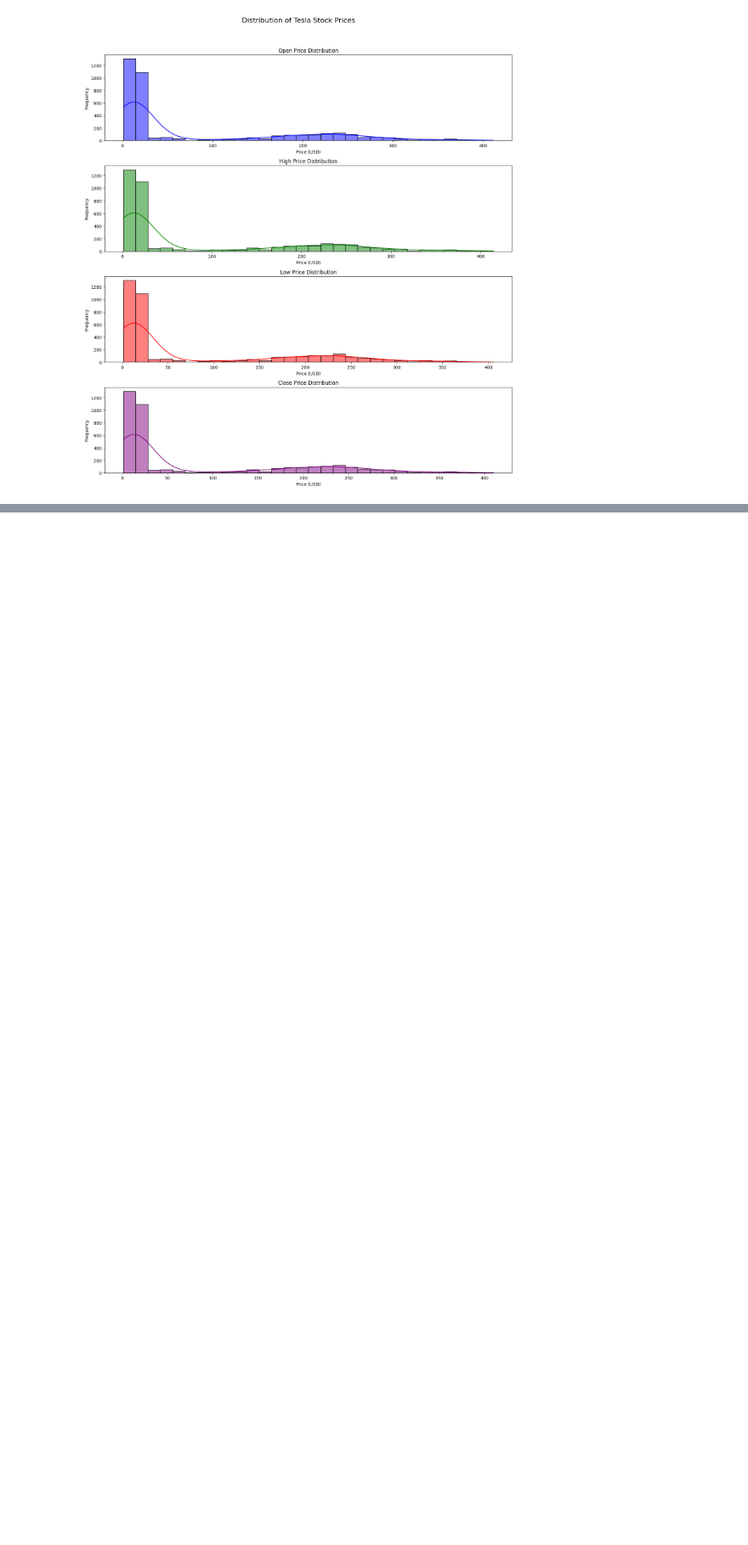
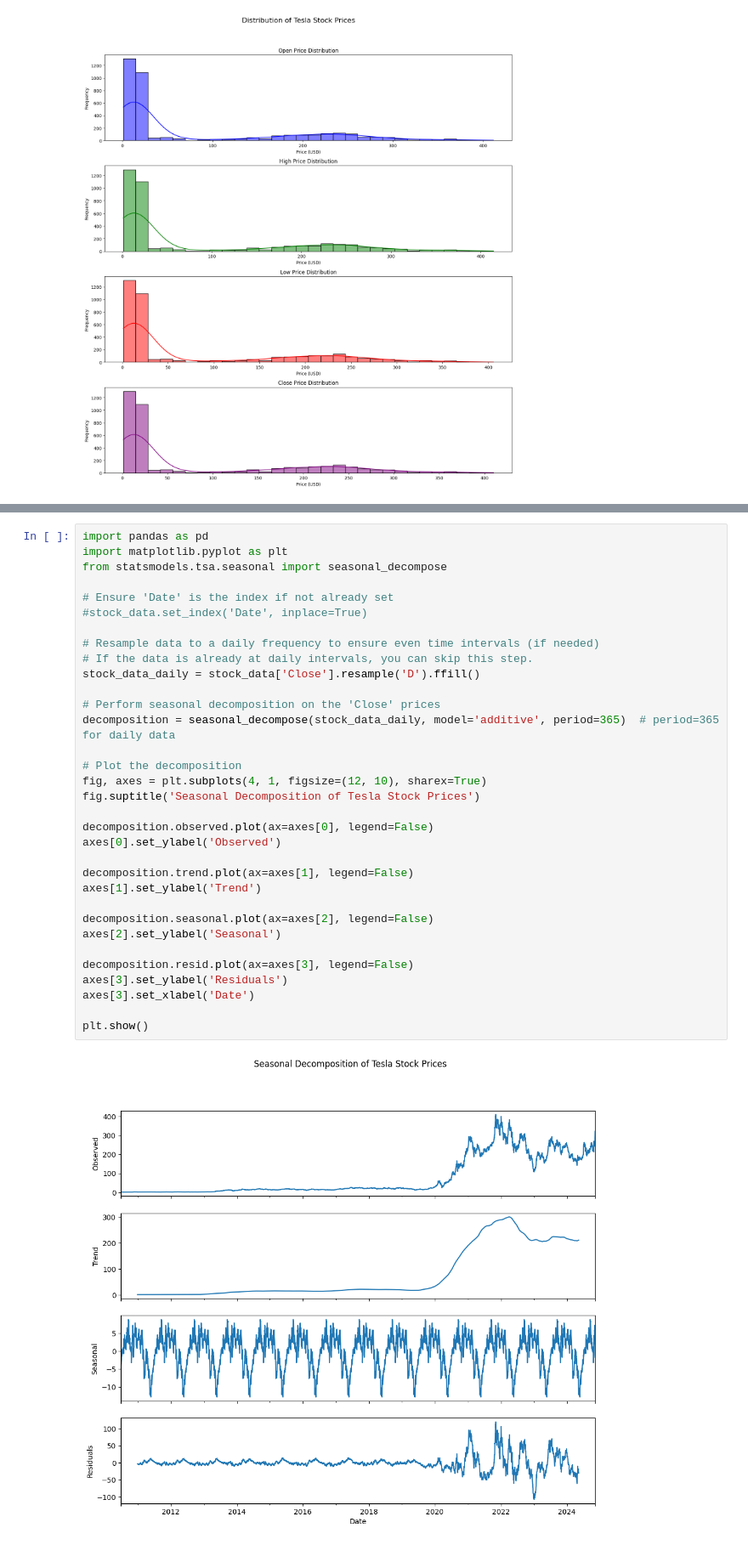
Before and after one commit to OnyedikachiOnwuachuke/Stock-Price-Prediction-Using-Sentiment-Analysis, a Jupyter notebook: PREDICTING_TESLA_STOCK_PRICE_USING_SENTIMENT_ANALYSIS.ipynb, the cells around one changed output, grey strips where cells are left out. Shown at 85% size. Drawn from its saved outputs; the diff is of its cells as text; blank space fills up the shorter version.

```diff
--- a/PREDICTING_TESLA_STOCK_PRICE_USING_SENTIMENT_ANALYSIS.ipynb
+++ b/PREDICTING_TESLA_STOCK_PRICE_USING_SENTIMENT_ANALYSIS.ipynb
@@ -347,0 +292,35 @@ Name: Volume, dtype: float64
+# %%
+import pandas as pd
+import matplotlib.pyplot as plt
+from statsmodels.tsa.seasonal import seasonal_decompose
+
+# Ensure 'Date' is the index if not already set
+#stock_data.set_index('Date', inplace=True)
+
+# Resample data to a daily frequency to ensure even time intervals (if needed)
+# If the data is already at daily intervals, you can skip this step.
+stock_data_daily = stock_data['Close'].resample('D').ffill()
+
+# Perform seasonal decomposition on the 'Close' prices
+decomposition = seasonal_decompose(stock_data_daily, model='additive', period=365)  # period=365 for daily data
+
+# Plot the decomposition
+fig, axes = plt.subplots(4, 1, figsize=(12, 10), sharex=True)
+fig.suptitle('Seasonal Decomposition of Tesla Stock Prices')
+
+decomposition.observed.plot(ax=axes[0], legend=False)
+axes[0].set_ylabel('Observed')
+
+decomposition.trend.plot(ax=axes[1], legend=False)
+axes[1].set_ylabel('Trend')
+
+decomposition.seasonal.plot(ax=axes[2], legend=False)
+axes[2].set_ylabel('Seasonal')
+
+decomposition.resid.plot(ax=axes[3], legend=False)
+axes[3].set_ylabel('Residuals')
+axes[3].set_xlabel('Date')
+
+plt.show()
+# %% [output]
+[figure, added]
```
Also changed, not shown: parts of 15 cells of this notebook.
